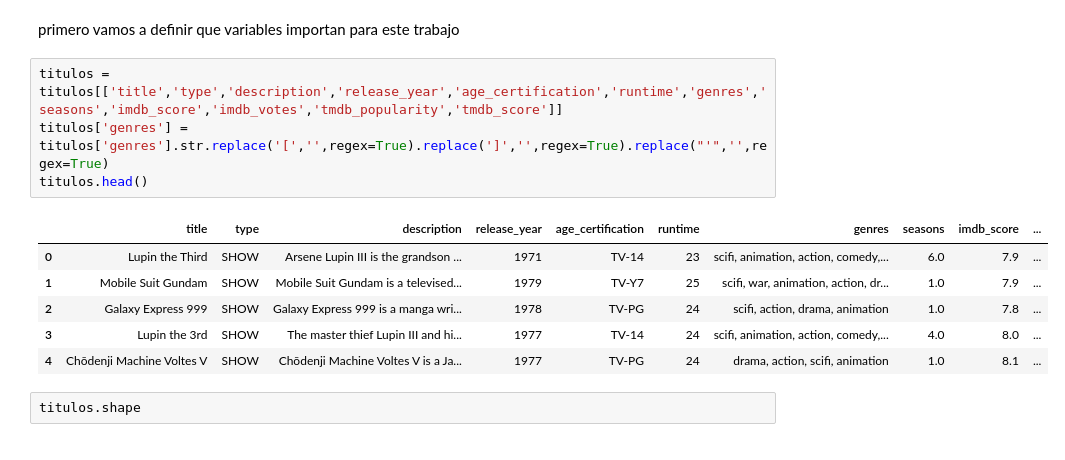
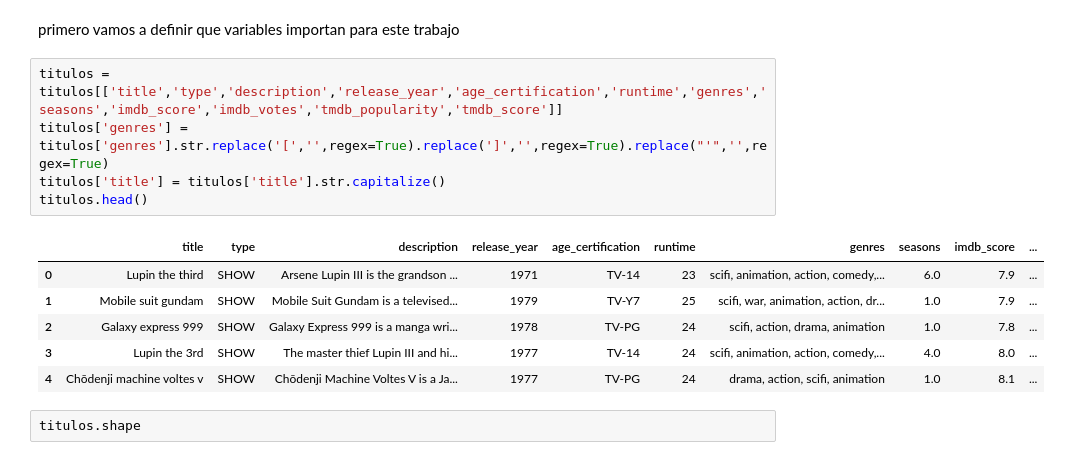
Before and after one commit to Eva02Daruma/presentacion-de-IA, a Jupyter notebook: main.ipynb, the cells around one changed output. Saved outputs shown, nothing was run; the diff lists cells and outputs as text.

```diff
--- a/main.ipynb
+++ b/main.ipynb
@@ -63,14 +63,15 @@ primero vamos a definir que variables importan para este trabajo
 # %%
 titulos = titulos[['title','type','description','release_year','age_certification','runtime','genres','seasons','imdb_score','imdb_votes','tmdb_popularity','tmdb_score']]
 titulos['genres'] = titulos['genres'].str.replace('[','',regex=True).replace(']','',regex=True).replace("'",'',regex=True)
+titulos['title'] = titulos['title'].str.capitalize()
 titulos.head()
 # %% [output]
 |  | title | type | description | release_year | age_certification | runtime | genres | seasons | imdb_score | ... |
-| 0 | Lupin the Third | SHOW | Arsene Lupin III is the grandson ... | 1971 | TV-14 | 23 | scifi, animation, action, comedy,... | 6.0 | 7.9 | ... |
-| 1 | Mobile Suit Gundam | SHOW | Mobile Suit Gundam is a televised... | 1979 | TV-Y7 | 25 | scifi, war, animation, action, dr... | 1.0 | 7.9 | ... |
-| 2 | Galaxy Express 999 | SHOW | Galaxy Express 999 is a manga wri... | 1978 | TV-PG | 24 | scifi, action, drama, animation | 1.0 | 7.8 | ... |
+| 0 | Lupin the third | SHOW | Arsene Lupin III is the grandson ... | 1971 | TV-14 | 23 | scifi, animation, action, comedy,... | 6.0 | 7.9 | ... |
+| 1 | Mobile suit gundam | SHOW | Mobile Suit Gundam is a televised... | 1979 | TV-Y7 | 25 | scifi, war, animation, action, dr... | 1.0 | 7.9 | ... |
+| 2 | Galaxy express 999 | SHOW | Galaxy Express 999 is a manga wri... | 1978 | TV-PG | 24 | scifi, action, drama, animation | 1.0 | 7.8 | ... |
 | 3 | Lupin the 3rd | SHOW | The master thief Lupin III and hi... | 1977 | TV-14 | 24 | scifi, animation, action, comedy,... | 4.0 | 8.0 | ... |
-| 4 | Chōdenji Machine Voltes V | SHOW | Chōdenji Machine Voltes V is a Ja... | 1977 | TV-PG | 24 | drama, action, scifi, animation | 1.0 | 8.1 | ... |
+| 4 | Chōdenji machine voltes v | SHOW | Chōdenji Machine Voltes V is a Ja... | 1977 | TV-PG | 24 | drama, action, scifi, animation | 1.0 | 8.1 | ... |
 # %%
 titulos.shape
 # %% [output]
```
Also changed, not shown: parts of 7 cells of this notebook, 1 other file.
